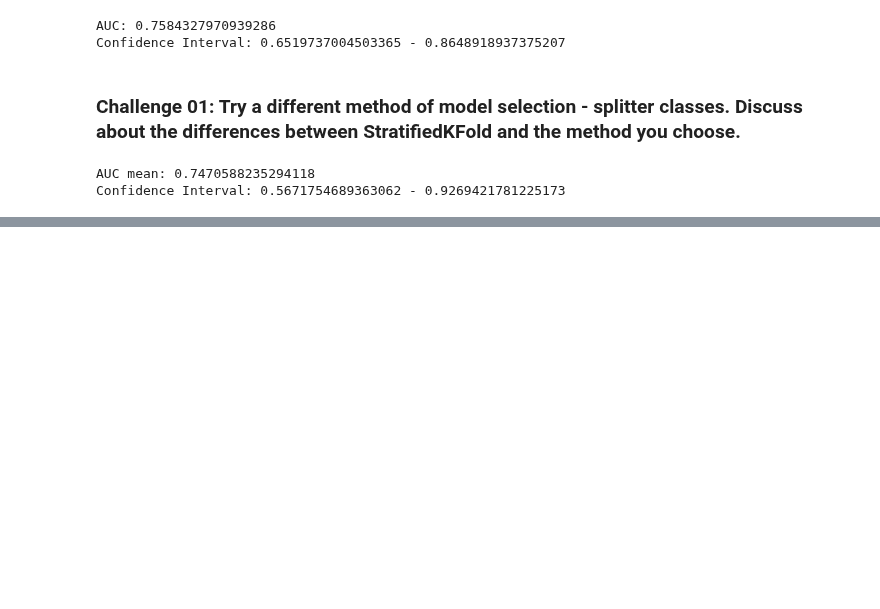
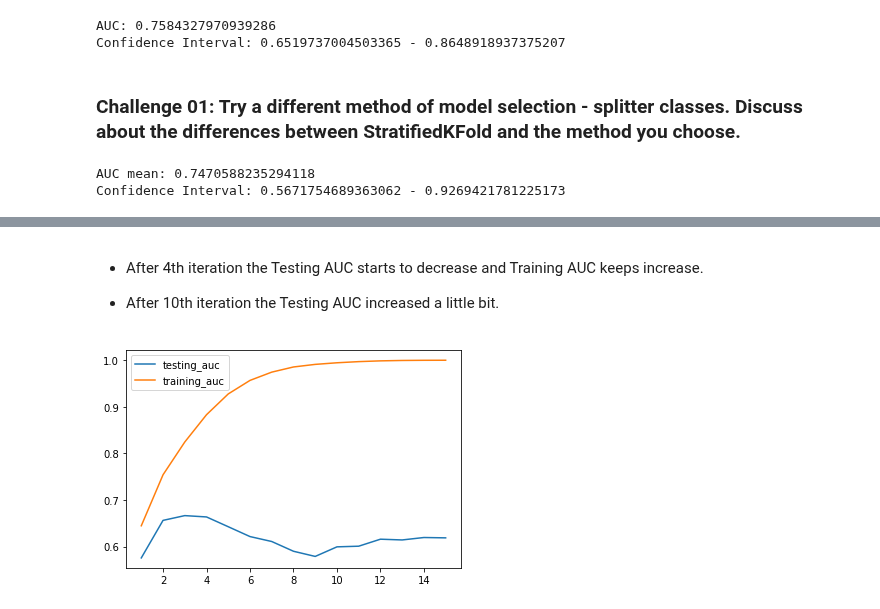
Before and after one commit to gabrielatrindade/alura-bootcamp, a Jupyter notebook: module6/lessons/kaggle_sirio_libanes_2.ipynb, the cells around one changed output, grey strips where cells are left out. Saved outputs shown, nothing was run; the diff lists cells and outputs as text; code cells hidden in the pictures; blank space fills up the shorter version.

```diff
--- a/module6/lessons/kaggle_sirio_libanes_2.ipynb
+++ b/module6/lessons/kaggle_sirio_libanes_2.ipynb
@@ -917,0 +920,2 @@ Confidence Interval: 0.5671754689363062 - 0.9269421781225173
+# %%
+run_model_cv(DTC_model, patients_usable, 5, 10)
@@ -917,0 +925,2 @@ Confidence Interval: 0.5671754689363062 - 0.9269421781225173
+# %%
+run_model_cv(LR_model, patients_usable, 5, 10)
@@ -917,0 +934,4 @@ Confidence Interval: 0.5671754689363062 - 0.9269421781225173
+# %%
+DT_model_v2 = DecisionTreeClassifier(max_depth=5)
+
+run_model_cv(DT_model_v2, patients_usable, 5, 10)
@@ -917,0 +972,16 @@ Confidence Interval: 0.5671754689363062 - 0.9269421781225173
+# %%
+print('Testing AUC, Training AUC')
+
+testing_auc_list, training_auc_list = [], []
+
+for i in range(1,16):
+
+    # print(f'MAX DEPTH: {i}')
+
+    DT_model_v2 = DecisionTreeClassifier(max_depth=i)
+
+    testing_auc, training_auc = \
+        run_model_cv(DT_model_v2, patients_usable, 5, 10)
+
+    testing_auc_list.append(testing_auc)
+    training_auc_list.append(training_auc)
@@ -917,0 +1005,12 @@ Confidence Interval: 0.5671754689363062 - 0.9269421781225173
+# %% [markdown]
+- After 4th iteration the Testing AUC starts to decrease and Training AUC keeps increase.
+
+- After 10th iteration the Testing AUC increased a little bit.
+# %%
+x = range(1,16)
+
+plt.plot(x, testing_auc_list, label='testing_auc')
+plt.plot(x, training_auc_list, label='training_auc')
+plt.legend();
+# %% [output]
+[figure, added]
```
Also changed, not shown: parts of 49 cells of this notebook.
